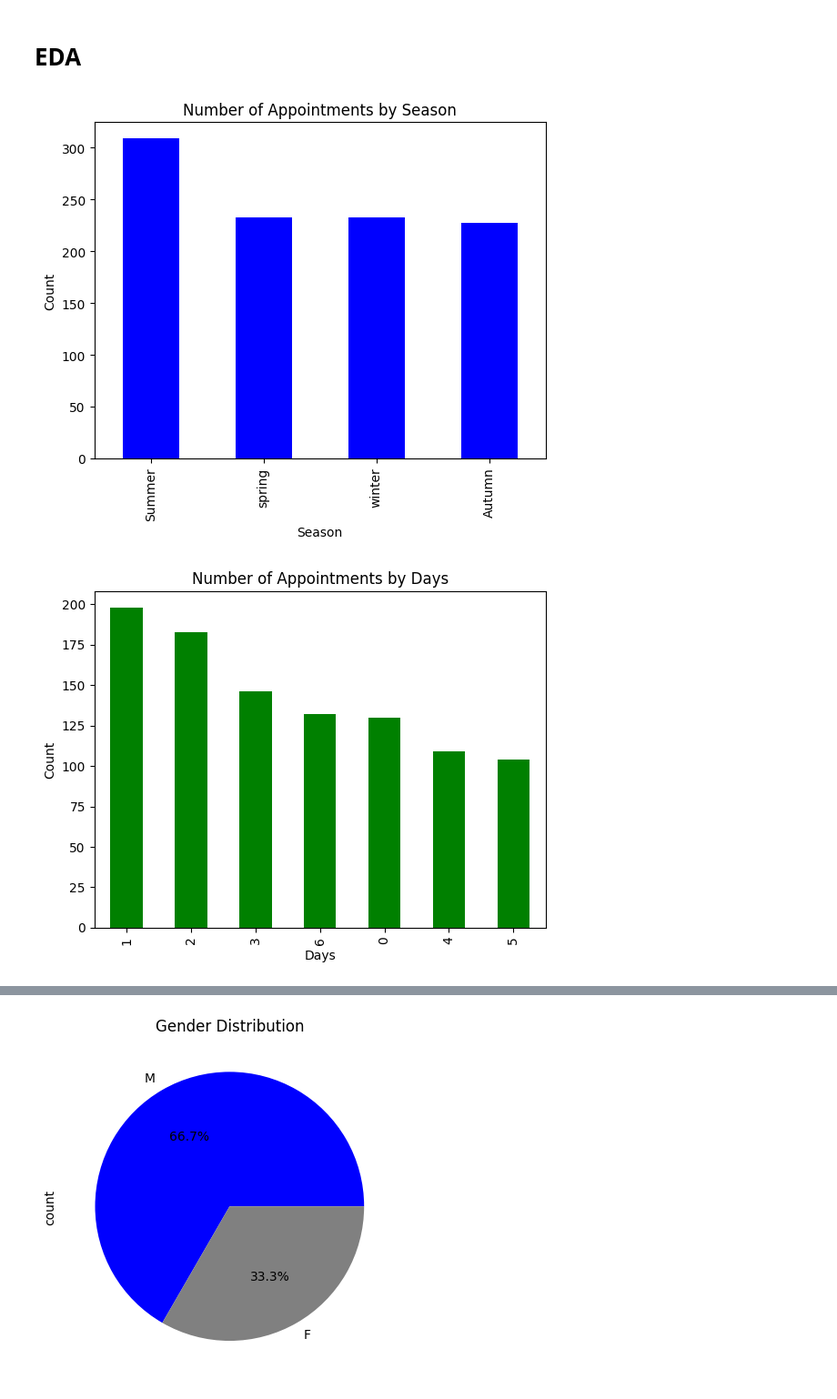
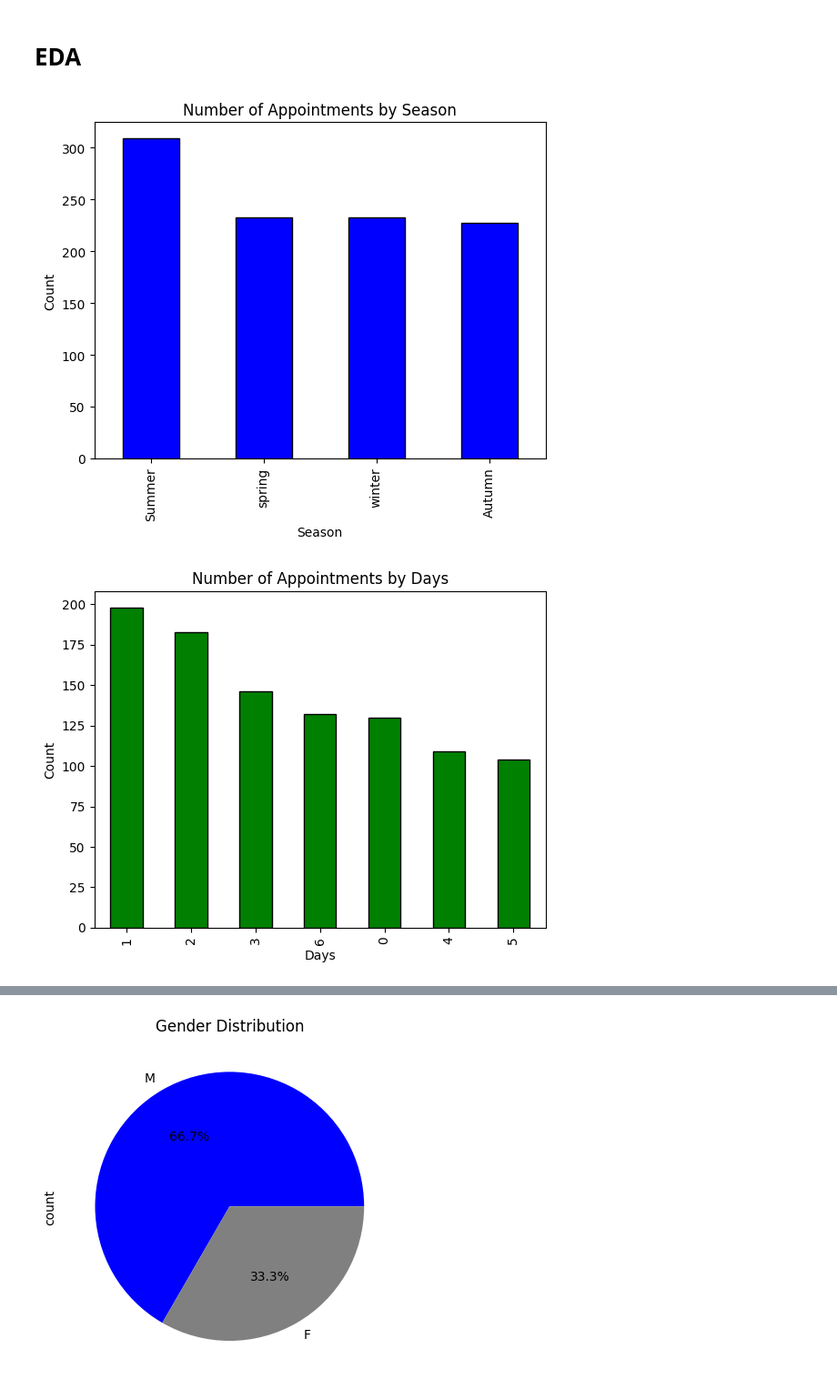
Before and after one commit to Jayaprathap-Data-Science/Analysis-Using-MY-SQL, a Jupyter notebook: healhcare-project-analysis.ipynb, the cells around one changed output, grey strips where cells are left out. Shown: that part at 91% size. Saved outputs shown, nothing was run; the diff lists cells and outputs as text; code cells hidden in the pictures.

```diff
--- a/healhcare-project-analysis.ipynb
+++ b/healhcare-project-analysis.ipynb
@@ -320,19 +320,19 @@ Name: count, dtype: int64
 # %% [markdown]
 # EDA
 # %%
-merge_data['season'].value_counts().plot(kind='bar', color='blue')
+merge_data['season'].value_counts().plot(kind='bar', color='blue',edgecolor='black')
 plt.title("Number of Appointments by Season")
 plt.xlabel("Season")
 plt.ylabel("Count")
 plt.show()
 # %% [output]
-[figure, old version]
+[figure, new version]
 # %%
-merge_data['days_of_week'].value_counts().plot(kind='bar', color='green')
+merge_data['days_of_week'].value_counts().plot(kind='bar', color='green',edgecolor='black')
 plt.title("Number of Appointments by Days")
 plt.xlabel("Days")
 plt.ylabel("Count")
 plt.show()
 # %% [output]
-[figure, old version]
+[figure, new version]
 # %%
```
Also changed, not shown: parts of 9 cells of this notebook.
